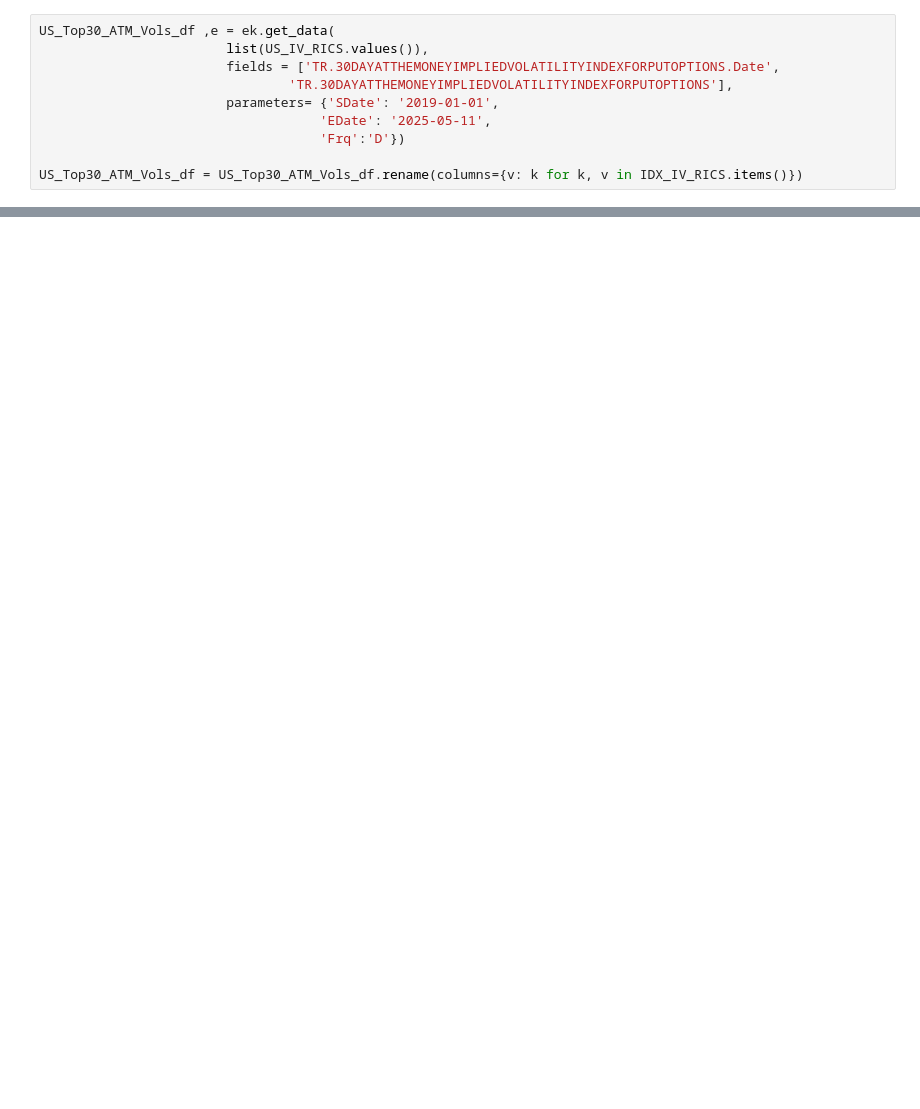
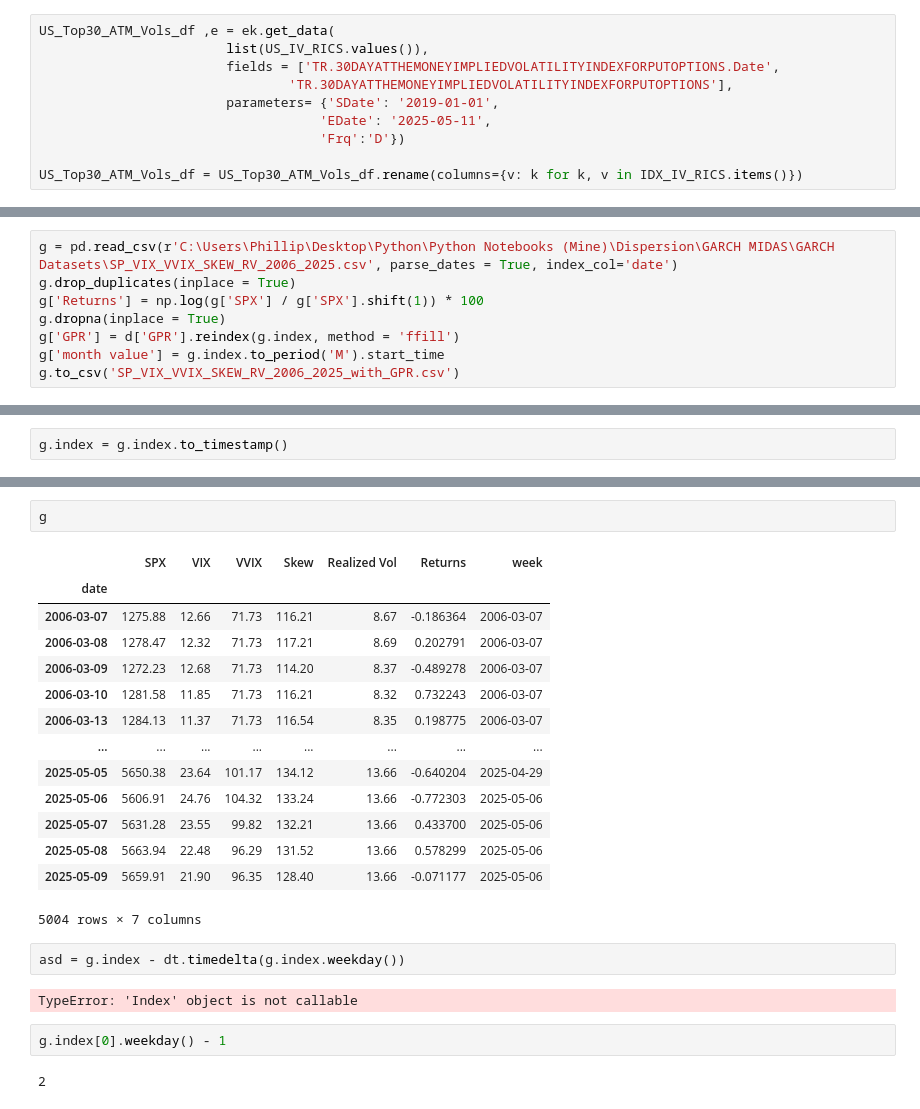
Before and after one commit to Pj-354/Python-Notebooks--Mine-, a Jupyter notebook: Dispersion/GARCH MIDAS/Eikon_data_fetcher.ipynb, the cells around one changed output, grey strips where cells are left out. Saved outputs shown, nothing was run; the diff lists cells and outputs as text; blank space fills up the shorter version.

```diff
--- a/Dispersion/GARCH MIDAS/Eikon_data_fetcher.ipynb
+++ b/Dispersion/GARCH MIDAS/Eikon_data_fetcher.ipynb
@@ -81,0 +291,8 @@ db.close()
+# %%
+g = pd.read_csv(r'C:\Users\Phillip\Desktop\Python\Python Notebooks (Mine)\Dispersion\GARCH MIDAS\GARCH Datasets\SP_VIX_VVIX_SKEW_RV_2006_2025.csv', parse_dates = True, index_col='date')
+g.drop_duplicates(inplace = True)
+g['Returns'] = np.log(g['SPX'] / g['SPX'].shift(1)) * 100
+g.dropna(inplace = True)
+g['GPR'] = d['GPR'].reindex(g.index, method = 'ffill')
+g['month value'] = g.index.to_period('M').start_time
+g.to_csv('SP_VIX_VVIX_SKEW_RV_2006_2025_with_GPR.csv')
@@ -81,0 +336,2 @@ db.close()
+# %%
+g.index = g.index.to_timestamp()
@@ -81,0 +354,25 @@ db.close()
+# %%
+g
+# %% [output]
+|  | SPX | VIX | VVIX | Skew | Realized Vol | Returns | week |
+| date |  |  |  |  |  |  |  |
+| 2006-03-07 | 1275.88 | 12.66 | 71.73 | 116.21 | 8.67 | -0.186364 | 2006-03-07 |
+| 2006-03-08 | 1278.47 | 12.32 | 71.73 | 117.21 | 8.69 | 0.202791 | 2006-03-07 |
+| 2006-03-09 | 1272.23 | 12.68 | 71.73 | 114.20 | 8.37 | -0.489278 | 2006-03-07 |
+| 2006-03-10 | 1281.58 | 11.85 | 71.73 | 116.21 | 8.32 | 0.732243 | 2006-03-07 |
+| 2006-03-13 | 1284.13 | 11.37 | 71.73 | 116.54 | 8.35 | 0.198775 | 2006-03-07 |
+| ... | ... | ... | ... | ... | ... | ... | ... |
+| 2025-05-05 | 5650.38 | 23.64 | 101.17 | 134.12 | 13.66 | -0.640204 | 2025-04-29 |
+| 2025-05-06 | 5606.91 | 24.76 | 104.32 | 133.24 | 13.66 | -0.772303 | 2025-05-06 |
+| 2025-05-07 | 5631.28 | 23.55 | 99.82 | 132.21 | 13.66 | 0.433700 | 2025-05-06 |
+| 2025-05-08 | 5663.94 | 22.48 | 96.29 | 131.52 | 13.66 | 0.578299 | 2025-05-06 |
+| 2025-05-09 | 5659.91 | 21.90 | 96.35 | 128.40 | 13.66 | -0.071177 | 2025-05-06 |
+5004 rows × 7 columns
+# %%
+asd = g.index - dt.timedelta(g.index.weekday())
+# %% [output]
+TypeError: 'Index' object is not callable
+# %%
+g.index[0].weekday() - 1
+# %% [output]
+2
```
Also changed, not shown: parts of 32 cells of this notebook, 5 other files.
